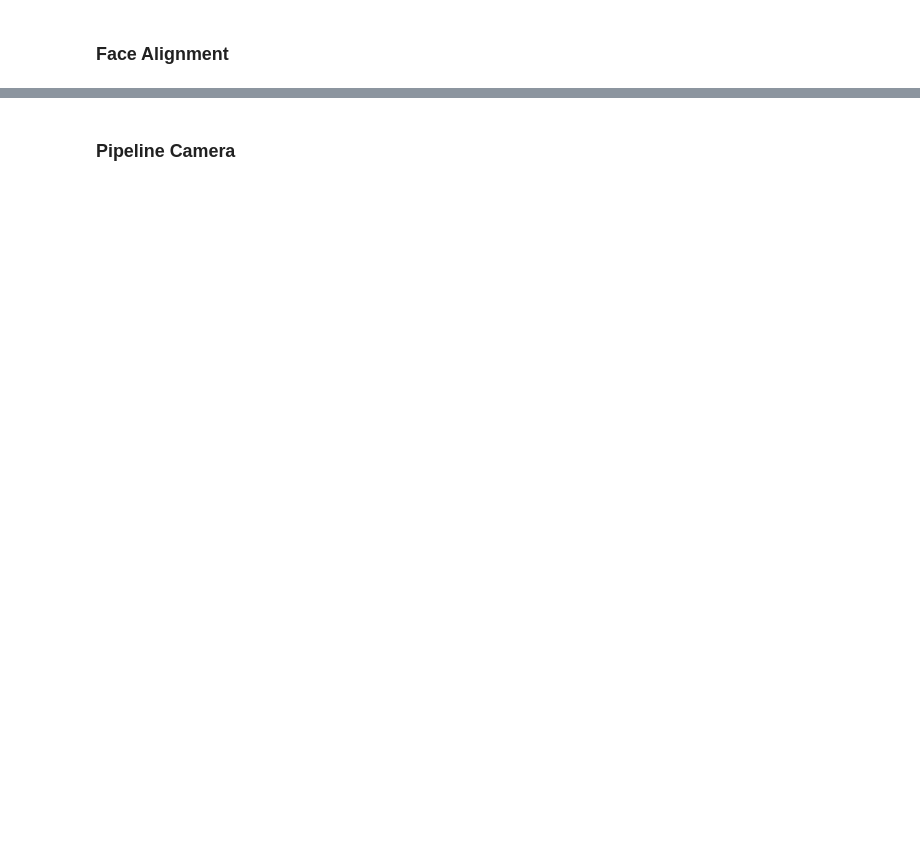
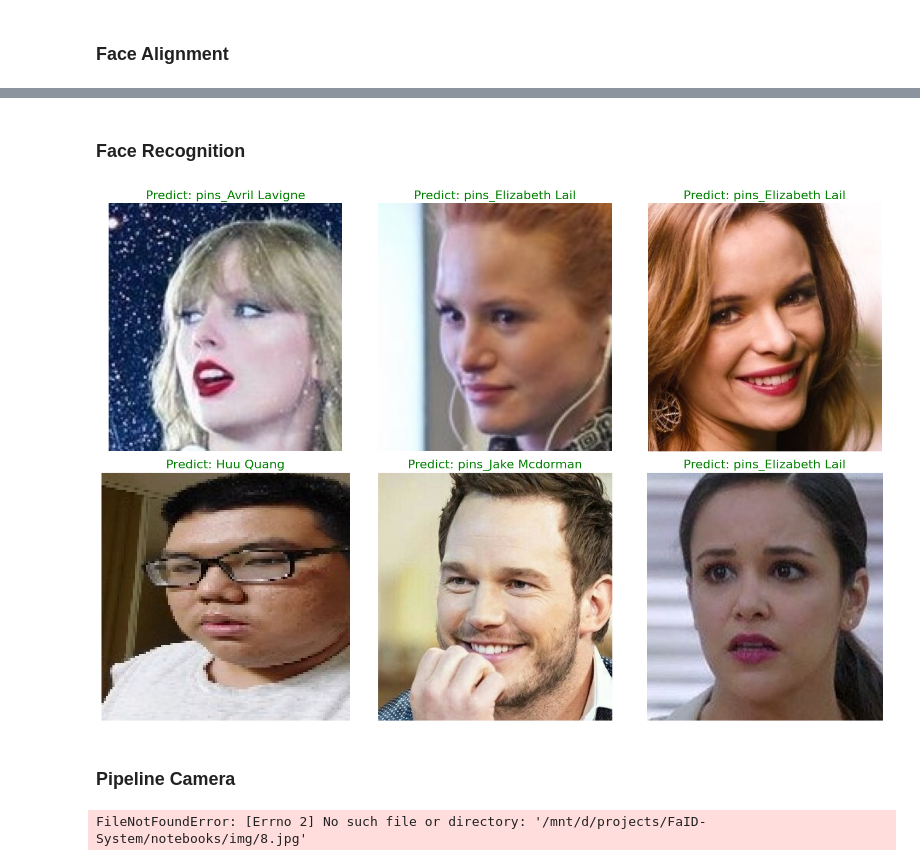
Before and after one commit to HuuQuangN2005/FaID-System, a Jupyter notebook: notebooks/inference.ipynb, the cells around one changed output, grey strips where cells are left out. Cells and saved outputs as stored; diff of their text form; code cells hidden in the pictures; blank space fills up the shorter version.

```diff
--- a/notebooks/inference.ipynb
+++ b/notebooks/inference.ipynb
@@ -86,0 +132,12 @@ landmark.eval()
+# %%
+recognition = MyRecognitionModel(107)
+
+checkpoint = torch.load(
+    os.path.join(CHECKPOINTS_FOLDER, "recognition_with_lr_scheduler", "best.pth"),
+    weights_only=True,
+    map_location=device,
+)
+
+recognition.load_state_dict(checkpoint)
+recognition.to(device=device)
+recognition.eval()
@@ -348,0 +429,7 @@ run_comparison()
+# %% [markdown]
+### Face Recognition
+# %%
+with open(os.path.join(CHECKPOINTS_FOLDER,'recognition_with_lr_scheduler','labels.txt'),'r',encoding='utf-8') as f:
+    class_names = sorted([line.strip() for line in f if line.strip()])
+
+class_to_idx = {class_name: i for i, class_name in enumerate(class_names)}
@@ -349,3 +460,34 @@ run_comparison()
+# %%
+test = os.listdir(os.path.join(BASE_FOLDER,"data","test"))
+# %%
+import random
+
+sample = random.sample(test, min(6, len(test)))
+
+fig, axes = plt.subplots(nrows=2, ncols=3, figsize=(15, 10))
+for i, filename in enumerate(sample):
+    ax = axes.flat[i]
+
+    image_path = os.path.join(BASE_FOLDER, "data", "test", filename)
+    image = Image.open(image_path).convert("RGB")
+
+    pred = run_recognition(
+        model=recognition,
+        image=image,
+        transform=recognition_transform,
+        device=device,
+    )
+
+    pred_label = class_names[pred]
+
+    ax.imshow(image)
+    ax.set_title(f"Predict: {pred_label}", color="green", fontsize=16)
+    ax.axis("off")
+
+plt.tight_layout()
+plt.show()
+# %% [output]
+[figure, added]
 # %% [markdown]
 ### Pipeline Camera
 # %%
@@ -452,0 +741,10 @@ cv2.destroyAllWindows()
+# %%
+image = Image.open(os.path.join(BASE_FOLDER, "notebooks", "img", "8.jpg")).convert(
+    "RGB"
+)
+
+device = torch.device("cuda" if torch.cuda.is_available() else "cpu")
+
+predict(image=image, detector=detector, landmark=landmark, device=device)
+# %% [output]
+FileNotFoundError: [Errno 2] No such file or directory: '/mnt/d/projects/FaID-System/notebooks/img/8.jpg'
```
Also changed, not shown: parts of 14 cells of this notebook, 24 other files.
